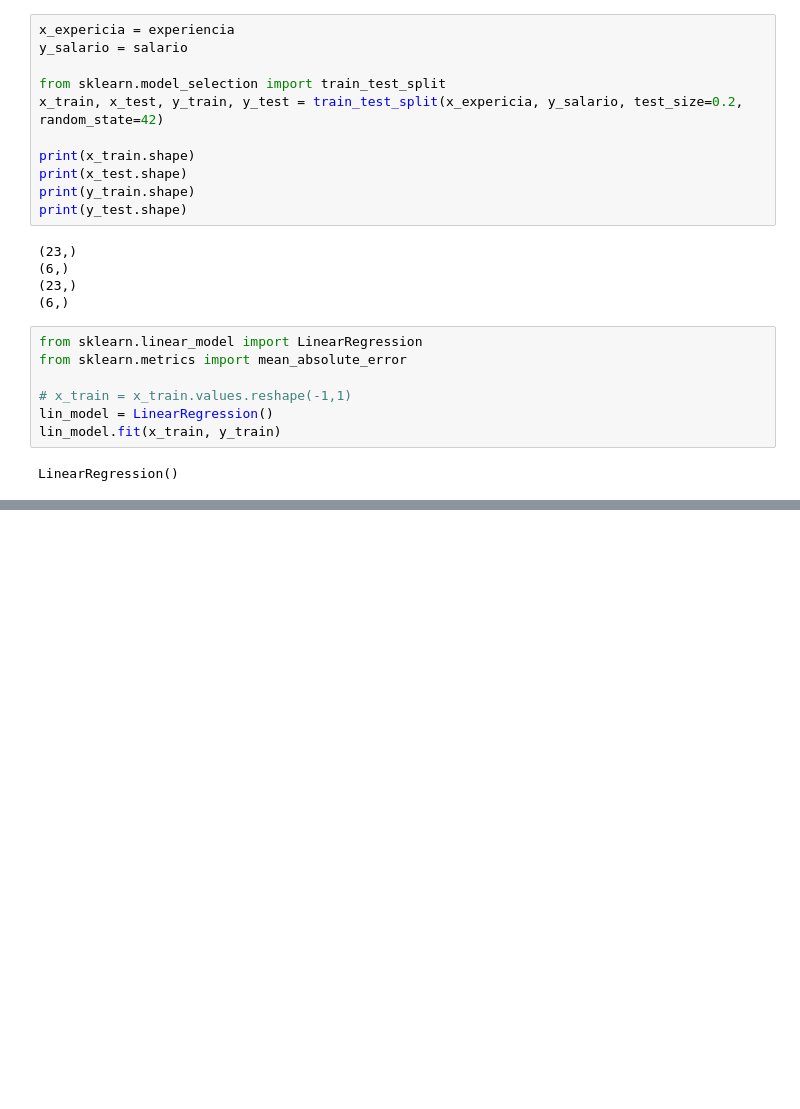
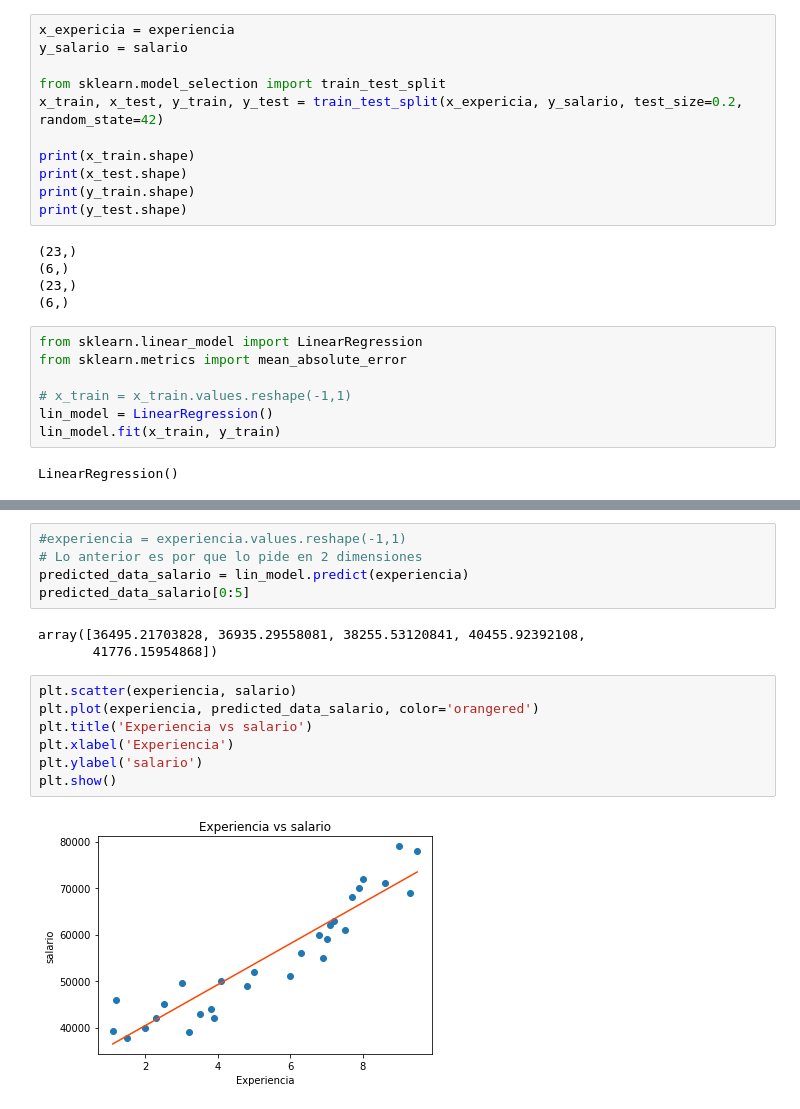
Before and after one commit to tackel/Ciencia-de-datos---Curso, a Jupyter notebook: Regresion lieal simple/reg_lineal_simple.ipynb, the cells around one changed output, grey strips where cells are left out. Saved outputs shown, nothing was run; the diff lists cells and outputs as text; blank space fills up the shorter version.

```diff
--- a/Regresion lieal simple/reg_lineal_simple.ipynb
+++ b/Regresion lieal simple/reg_lineal_simple.ipynb
@@ -100,0 +121,17 @@ LinearRegression()
+# %%
+#experiencia = experiencia.values.reshape(-1,1)
+# Lo anterior es por que lo pide en 2 dimensiones
+predicted_data_salario = lin_model.predict(experiencia)
+predicted_data_salario[0:5]
+# %% [output]
+array([36495.21703828, 36935.29558081, 38255.53120841, 40455.92392108,
+       41776.15954868])
+# %%
+plt.scatter(experiencia, salario)
+plt.plot(experiencia, predicted_data_salario, color='orangered')
+plt.title('Experiencia vs salario')
+plt.xlabel('Experiencia')
+plt.ylabel('salario')
+plt.show()
+# %% [output]
+[figure, added]
```
Also changed, not shown: parts of 16 cells of this notebook.
